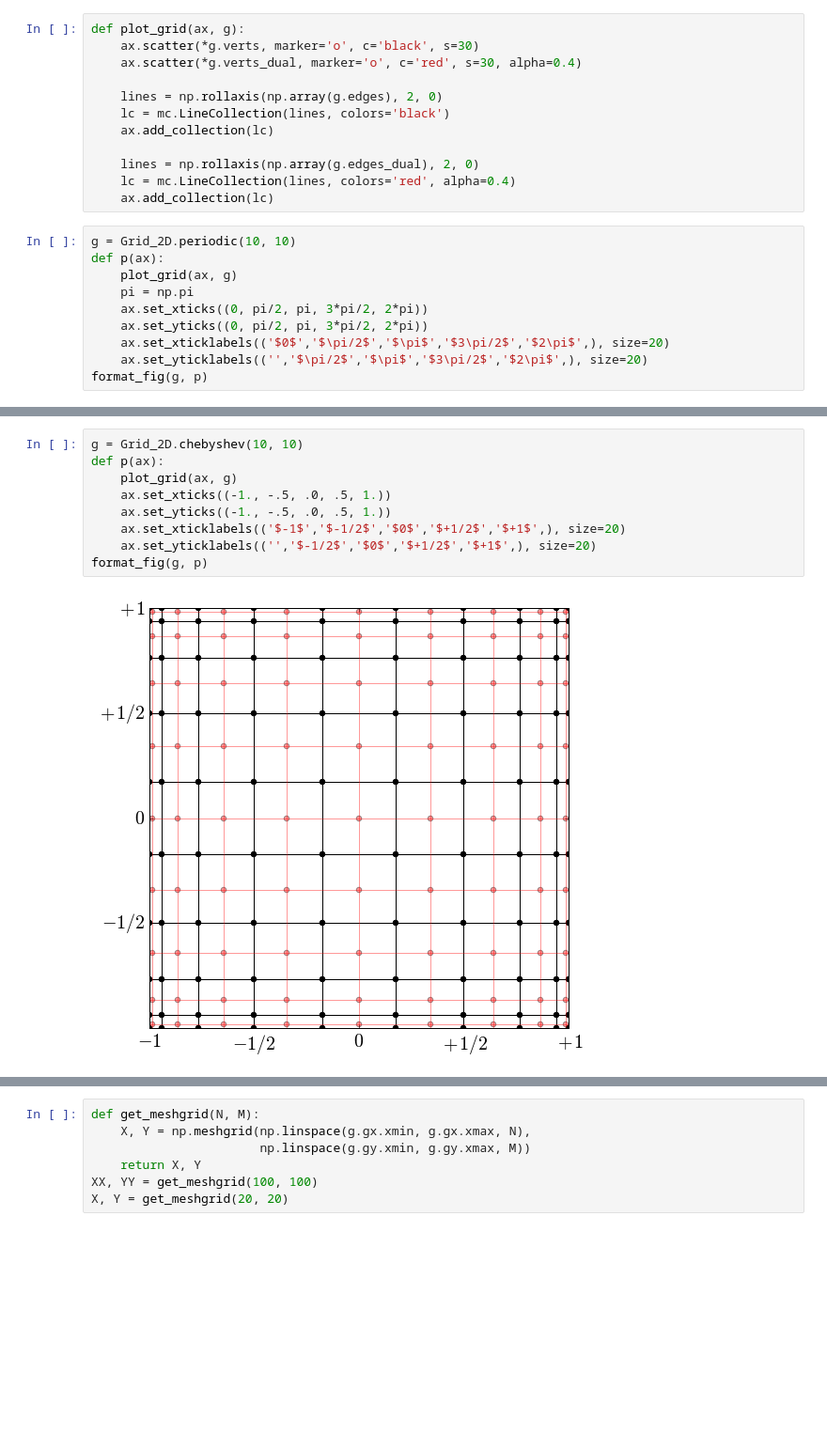
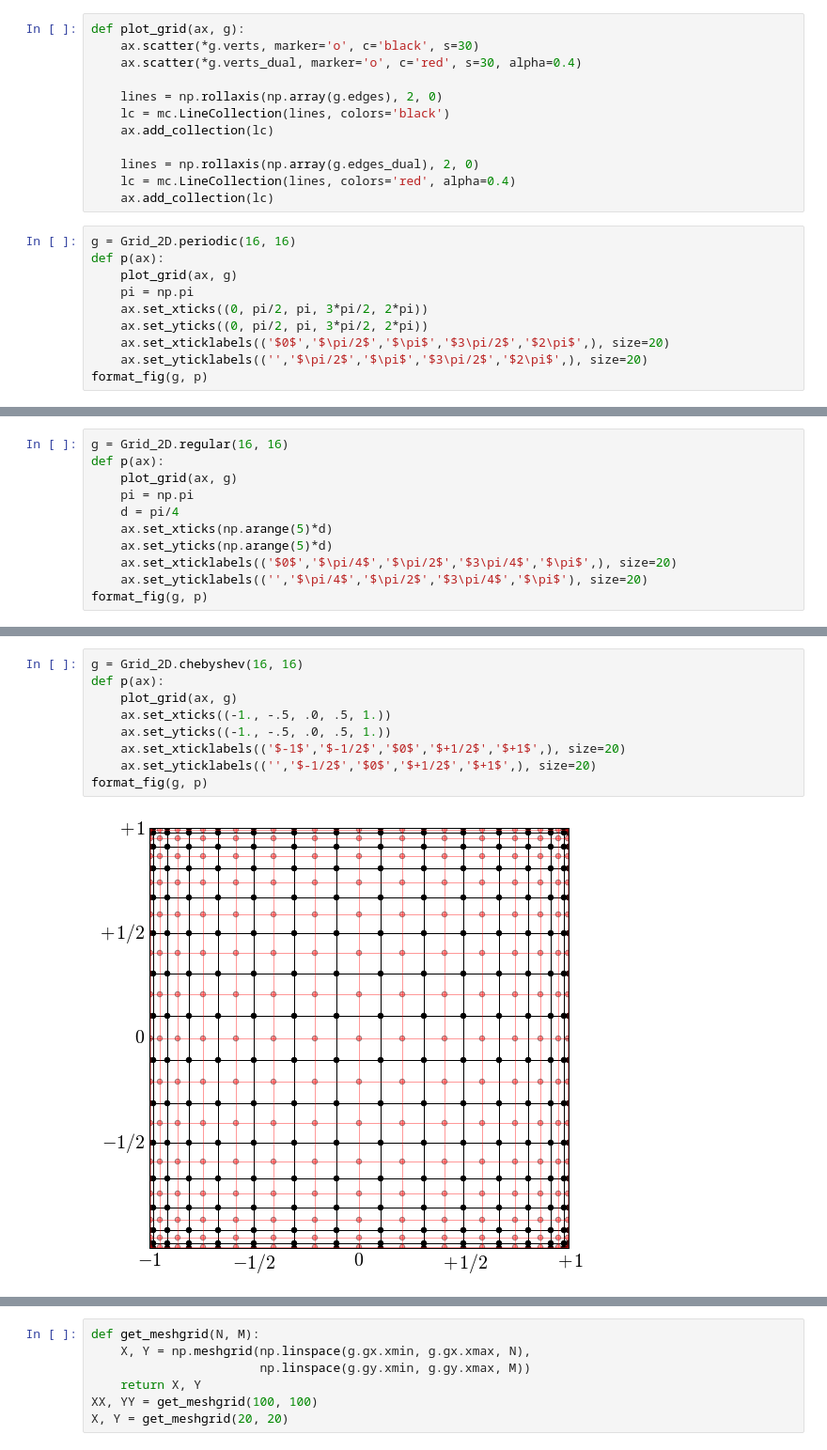
Before and after one commit to drufat/dec, a Jupyter notebook: examples/grids.ipynb, the cells around one changed output, grey strips where cells are left out. Shown at 94% size. Drawn from its saved outputs; the diff is of its cells as text; blank space fills up the shorter version.

```diff
--- a/examples/grids.ipynb
+++ b/examples/grids.ipynb
@@ -29,7 +29,7 @@ def plot_grid(ax, g):
     lc = mc.LineCollection(lines, colors='red', alpha=0.4)
     ax.add_collection(lc)
 # %%
-g = Grid_2D.periodic(10, 10)
+g = Grid_2D.periodic(16, 16)
 def p(ax):
     plot_grid(ax, g)
     pi = np.pi
@@ -42,0 +43,11 @@ format_fig(g, p)
+# %%
+g = Grid_2D.regular(16, 16)
+def p(ax):
+    plot_grid(ax, g)
+    pi = np.pi
+    d = pi/4
+    ax.set_xticks(np.arange(5)*d)
+    ax.set_yticks(np.arange(5)*d)
+    ax.set_xticklabels(('$0$','$\pi/4$','$\pi/2$','$3\pi/4$','$\pi$',), size=20)
+    ax.set_yticklabels(('','$\pi/4$','$\pi/2$','$3\pi/4$','$\pi$'), size=20)
+format_fig(g, p)
@@ -43,14 +56,14 @@ format_fig(g, p)
 # %%
-g = Grid_2D.chebyshev(10, 10)
+g = Grid_2D.chebyshev(16, 16)
 def p(ax):
     plot_grid(ax, g)
     ax.set_xticks((-1., -.5, .0, .5, 1.))
     ax.set_yticks((-1., -.5, .0, .5, 1.))
     ax.set_xticklabels(('$-1$','$-1/2$','$0$','$+1/2$','$+1$',), size=20)
     ax.set_yticklabels(('','$-1/2$','$0$','$+1/2$','$+1$',), size=20)
 format_fig(g, p)
 # %% [output]
-[figure, old version]
+[figure, new version]
 # %%
 (x0,y0), (x1, y1) = g.edges
 np.array(g.edges).shape
```
Also changed, not shown: parts of 7 cells of this notebook, 13 other files.
